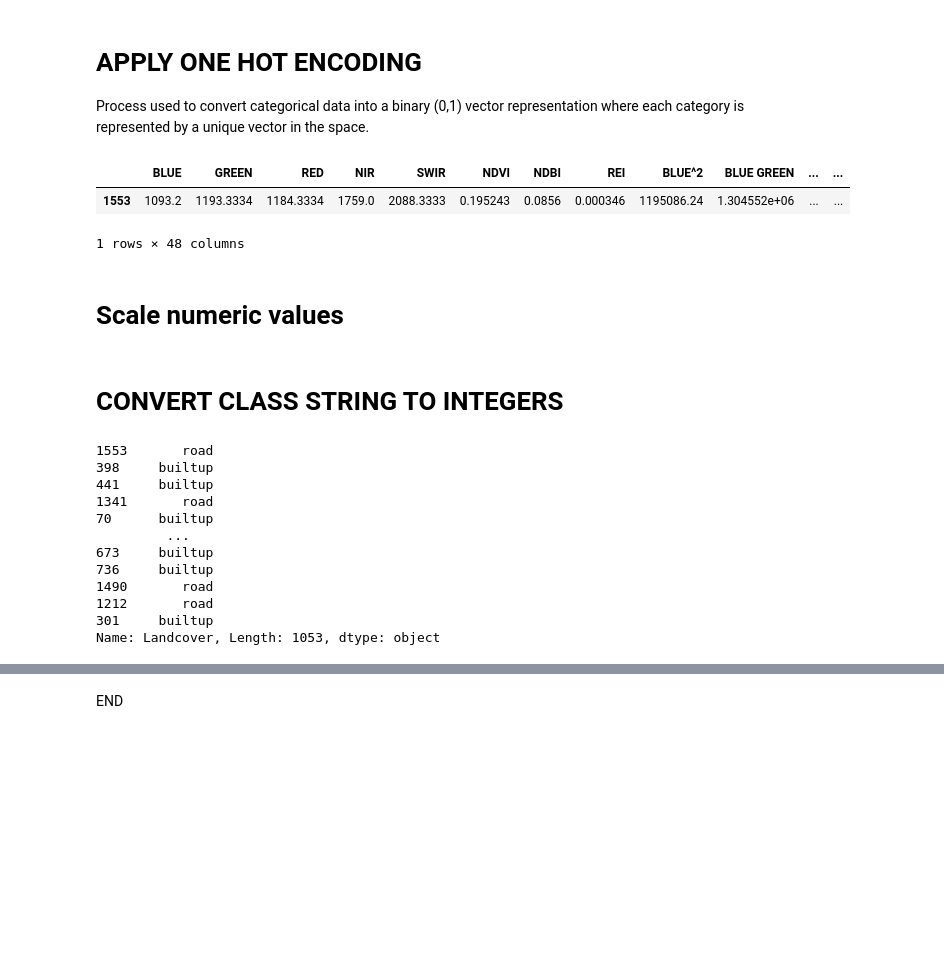
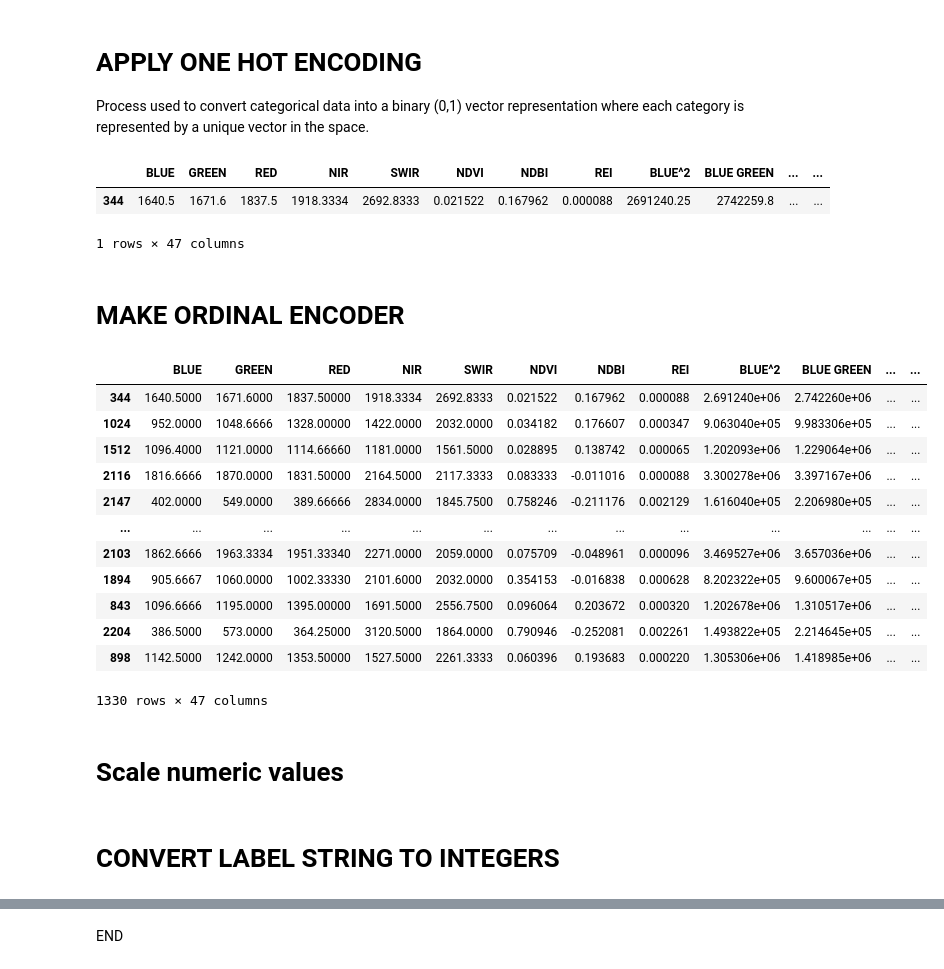
Before and after one commit to RJLA/GeoAI-ISPRS-SS, a Jupyter notebook: II.2.Data-Preparation.ipynb, the cells around one changed output, grey strips where cells are left out. Drawn from its saved outputs; the diff is of its cells as text; code cells hidden in the pictures; blank space fills up the shorter version.

```diff
--- a/II.2.Data-Preparation.ipynb
+++ b/II.2.Data-Preparation.ipynb
@@ -101,8 +96,8 @@ X_train.head(1)
 # Create categorical NDVI
 ndvi_category_edges = [-float("inf"), 0.2, 0.5, float("inf")]
 ndvi_category_labels = ["low_veg", "medium_veg", "high_veg"]
-X_train = df_ops.binarize_or_discretize(
-    X_train, "NDVI", "NDVI_dis", ndvi_category_edges, ndvi_category_labels
+X_train, X_val, X_test = df_ops.binarize_or_discretize(
+    X_train, X_val, X_test, "NDVI", "NDVI_dis", ndvi_category_edges, ndvi_category_labels
 )
 X_train.head(1)
 # %% [output]
@@ -114,12 +121,33 @@ X_train.head(1)
 
 Process used to convert categorical data into a binary (0,1) vector representation where each category is represented by a unique vector in the space.
 # %%
-X_train = df_ops.make_one_hot_encode(X_train, "NDVI_bin", X_train)
+X_train, X_val, X_test = df_ops.make_one_hot_encoder(X_train, X_val, X_test, "NDVI_bin")
 X_train.head(1)
 # %% [output]
 |  | BLUE | GREEN | RED | NIR | SWIR | NDVI | NDBI | REI | BLUE^2 | BLUE GREEN | ... | ... |
-| 1553 | 1093.2 | 1193.3334 | 1184.3334 | 1759.0 | 2088.3333 | 0.195243 | 0.0856 | 0.000346 | 1195086.24 | 1.304552e+06 | ... | ... |
+| 344 | 1640.5 | 1671.6 | 1837.5 | 1918.3334 | 2692.8333 | 0.021522 | 0.167962 | 0.000088 | 2691240.25 | 2742259.8 | ... | ... |
-1 rows × 48 columns
+1 rows × 47 columns
+# %% [markdown]
+# MAKE ORDINAL ENCODER
+# %%
+categories = [["low_veg", "medium_veg", "high_veg"]]
+X_train, X_val, X_test = df_ops.make_ordinal_encoder(X_train, X_val, X_test, "NDVI_dis", categories)
+# %%
+X_train
+# %% [output]
+|  | BLUE | GREEN | RED | NIR | SWIR | NDVI | NDBI | REI | BLUE^2 | BLUE GREEN | ... | ... |
+| 344 | 1640.5000 | 1671.6000 | 1837.50000 | 1918.3334 | 2692.8333 | 0.021522 | 0.167962 | 0.000088 | 2.691240e+06 | 2.742260e+06 | ... | ... |
+| 1024 | 952.0000 | 1048.6666 | 1328.00000 | 1422.0000 | 2032.0000 | 0.034182 | 0.176607 | 0.000347 | 9.063040e+05 | 9.983306e+05 | ... | ... |
+| 1512 | 1096.4000 | 1121.0000 | 1114.66660 | 1181.0000 | 1561.5000 | 0.028895 | 0.138742 | 0.000065 | 1.202093e+06 | 1.229064e+06 | ... | ... |
+| 2116 | 1816.6666 | 1870.0000 | 1831.50000 | 2164.5000 | 2117.3333 | 0.083333 | -0.011016 | 0.000088 | 3.300278e+06 | 3.397167e+06 | ... | ... |
+| 2147 | 402.0000 | 549.0000 | 389.66666 | 2834.0000 | 1845.7500 | 0.758246 | -0.211176 | 0.002129 | 1.616040e+05 | 2.206980e+05 | ... | ... |
+| ... | ... | ... | ... | ... | ... | ... | ... | ... | ... | ... | ... | ... |
+| 2103 | 1862.6666 | 1963.3334 | 1951.33340 | 2271.0000 | 2059.0000 | 0.075709 | -0.048961 | 0.000096 | 3.469527e+06 | 3.657036e+06 | ... | ... |
+| 1894 | 905.6667 | 1060.0000 | 1002.33330 | 2101.6000 | 2032.0000 | 0.354153 | -0.016838 | 0.000628 | 8.202322e+05 | 9.600067e+05 | ... | ... |
+| 843 | 1096.6666 | 1195.0000 | 1395.00000 | 1691.5000 | 2556.7500 | 0.096064 | 0.203672 | 0.000320 | 1.202678e+06 | 1.310517e+06 | ... | ... |
+| 2204 | 386.5000 | 573.0000 | 364.25000 | 3120.5000 | 1864.0000 | 0.790946 | -0.252081 | 0.002261 | 1.493822e+05 | 2.214645e+05 | ... | ... |
+| 898 | 1142.5000 | 1242.0000 | 1353.50000 | 1527.5000 | 2261.3333 | 0.060396 | 0.193683 | 0.000220 | 1.305306e+06 | 1.418985e+06 | ... | ... |
+1330 rows × 47 columns
 # %% [markdown]
 # Scale numeric values
 # %%
@@ -131,17 +163,2 @@ X_train.to_csv("csv_files/X_train_fe.csv", index=False)
 # %% [markdown]
-# CONVERT CLASS STRING TO INTEGERS
+# CONVERT LABEL STRING TO INTEGERS
-# %%
-y_train
-# %% [output]
-1553       road
-398     builtup
-441     builtup
-1341       road
-70      builtup
-         ...
-673     builtup
-736     builtup
-1490       road
-1212       road
-301     builtup
-Name: Landcover, Length: 1053, dtype: object
```
Also changed, not shown: parts of 14 cells of this notebook, 40 other files.
